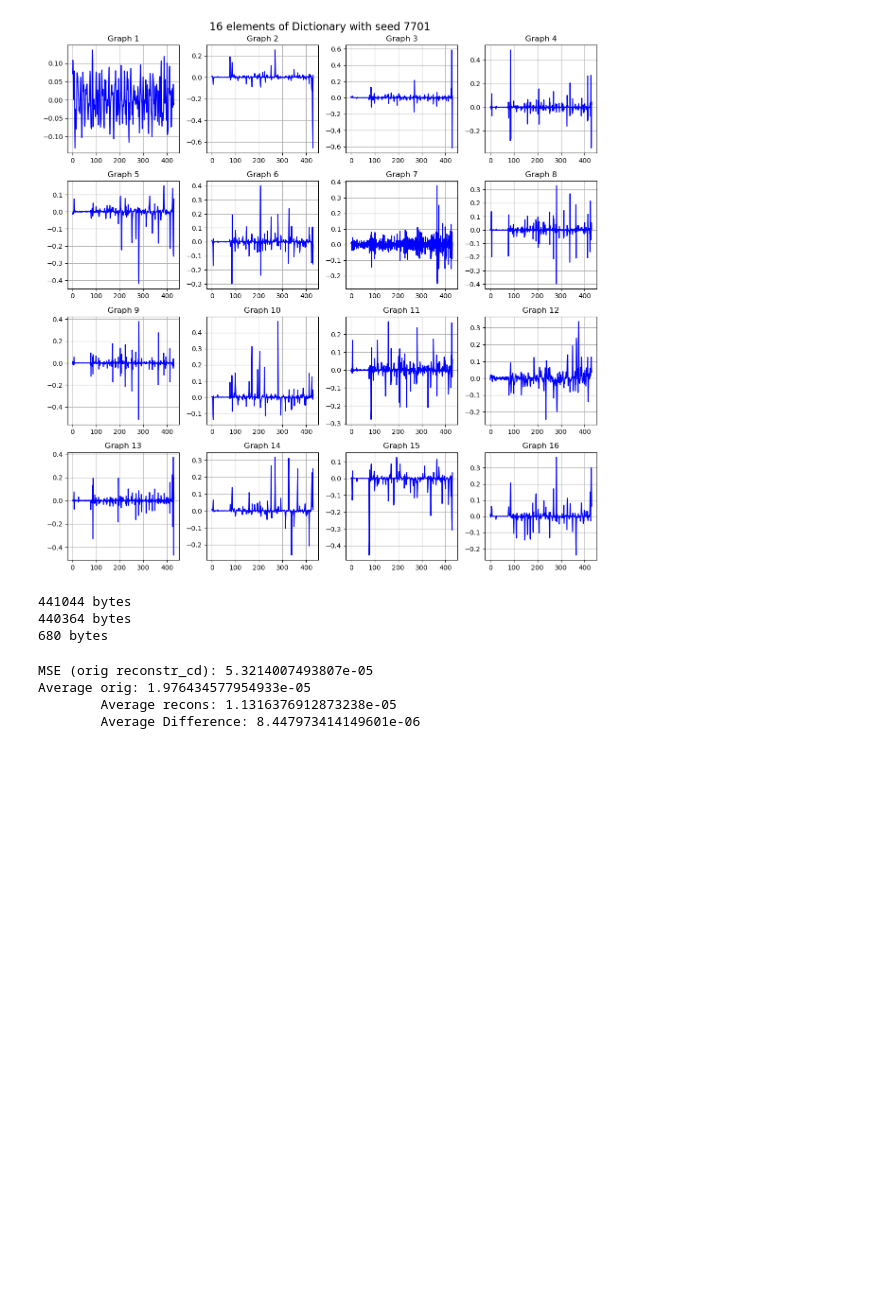
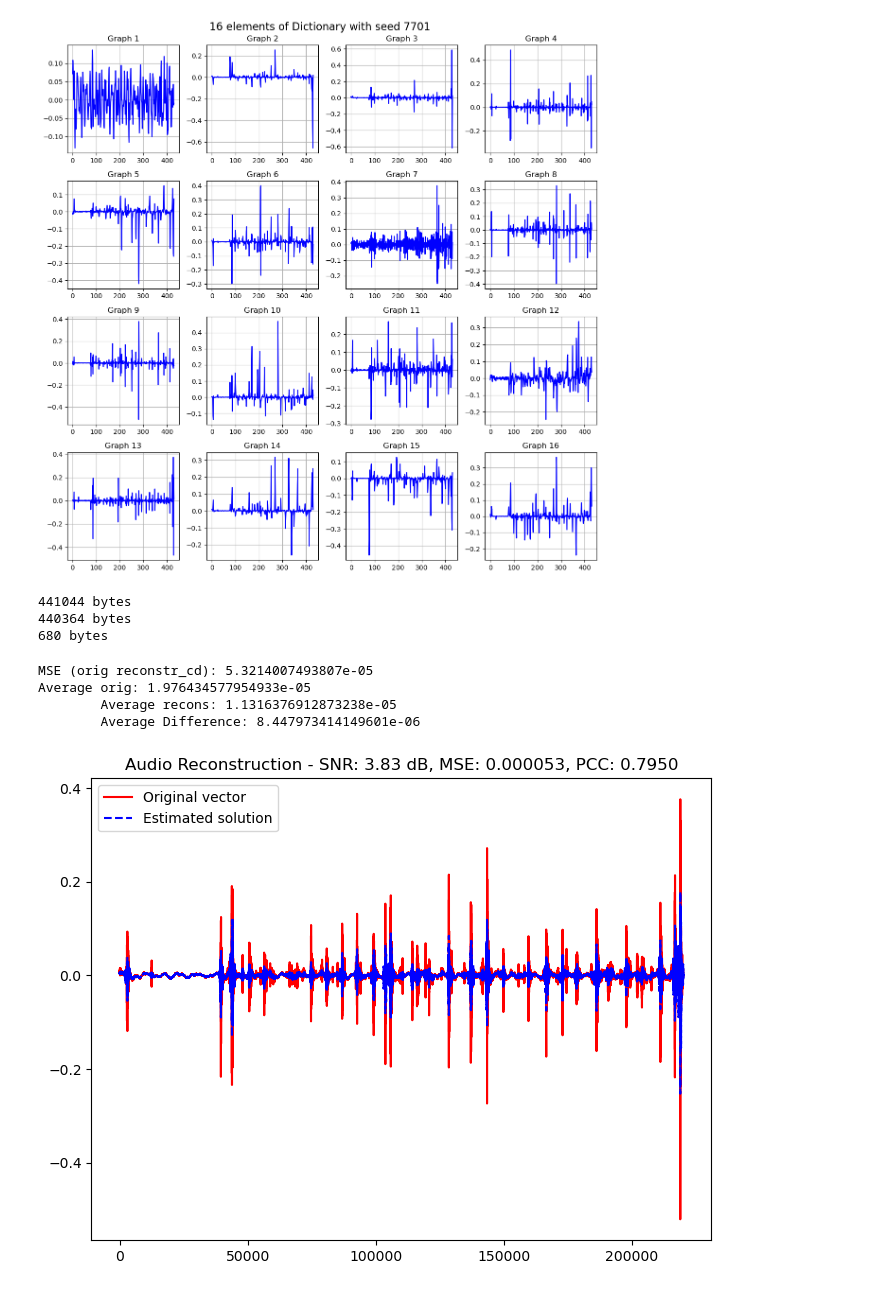
Before and after one commit to Marte77/explainable-statistical-learning, a Jupyter notebook: project1/lasso_martinho/codigoquedeu.ipynb, the cells around one changed output. Cells and saved outputs as stored; diff of their text form; code cells hidden in the pictures; blank space fills up the shorter version.

```diff
--- a/project1/lasso_martinho/codigoquedeu.ipynb
+++ b/project1/lasso_martinho/codigoquedeu.ipynb
@@ -172,7 +176,33 @@ Average orig: 1.976434577954933e-05
 # %%
 #a,sr = librosa.load("um/5-209698-A-38.wav")
 
 #plt.plot(librosa.istft(librosa.stft(a)), "-", color="blue", label="reconstrcuted", lw=2)
 
 #similarity in frequency domain - multiply the two signaks abd tajee fft ths will show if the signals share smilitarty
 #similarity in frequency domain - take fft of both multiply and sum
+
+# 6: Compute Evaluation Metrics
+from scipy.stats import pearsonr
+def compute_metrics(original, reconstructed):
+    min_len = min(len(original), len(reconstructed))
+    original = original[:min_len]
+    reconstructed = reconstructed[:min_len]# Ensure both signals are the same length
+
+    noise = original - reconstructed
+    snr = 10 * np.log10(np.sum(original**2) / np.sum(noise**2))# Signal-to-Noise Ratio (SNR)
+
+    mse = mean_squared_error(original, reconstructed)# Mean Squared Error (MSE)
+
+    pcc, _ = pearsonr(original, reconstructed)# Pearson Correlation Coefficient (PCC)
+
+    return snr, mse, pcc
+
+snr, mse, pcc = compute_metrics(orig, reconstructed_audio_cd)
+plt.figure(figsize=(8,6), dpi= 100, facecolor='w', edgecolor='k')
+plt.plot(orig, label="Original vector", color="red")
+plt.plot(reconstructed_audio_cd, '--', label="Estimated solution", color="blue")
+plt.legend()
+plt.title(f"Audio Reconstruction - SNR: {snr:.2f} dB, MSE: {mse:.6f}, PCC: {pcc:.4f}")
+plt.show()
+# %% [output]
+[figure, added]
```
Also changed, not shown: parts of 2 cells of this notebook.
